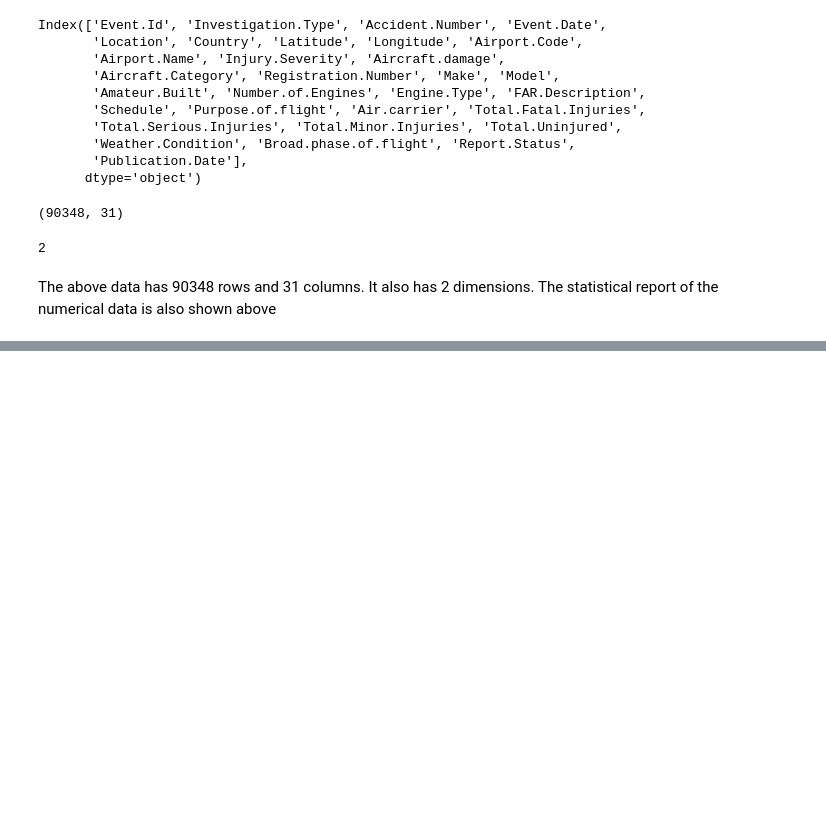
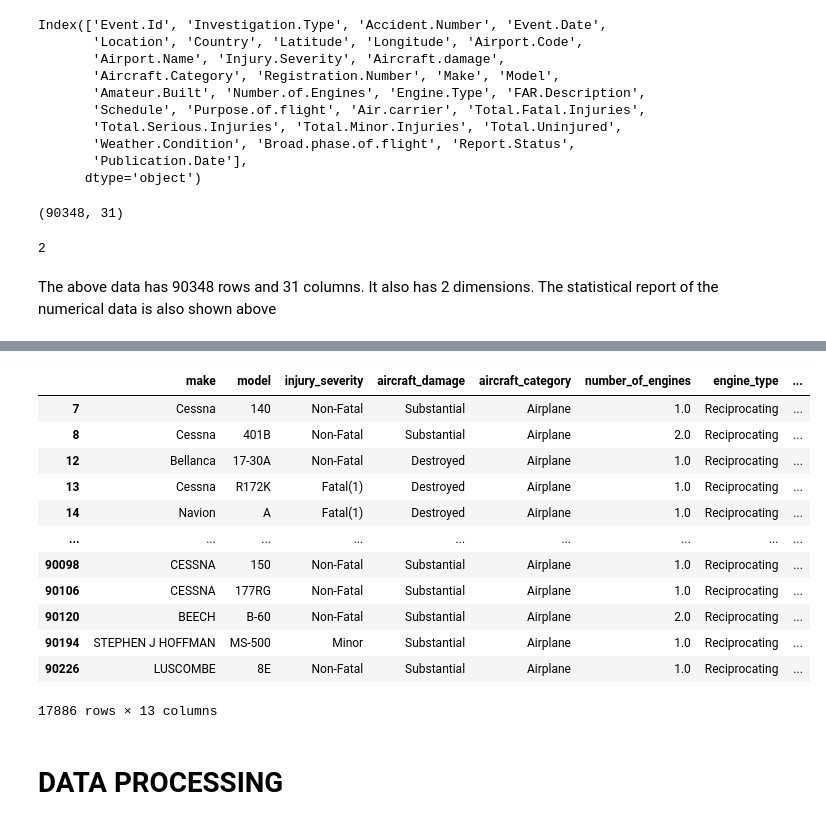
Before and after one commit to nyawirctrl-911/dsc-phase-1-project-v3, a Jupyter notebook: student.ipynb, the cells around one changed output, grey strips where cells are left out. Saved outputs shown, nothing was run; the diff lists cells and outputs as text; code cells hidden in the pictures; blank space fills up the shorter version.

```diff
--- a/student.ipynb
+++ b/student.ipynb
@@ -92,0 +157,19 @@ The above data has 90348 rows and 31 columns. It also has 2 dimensions. The stat
+# %%
+airplane_dataset=used_columns.loc[used_columns['aircraft_category']=='Airplane']
+airplane_dataset
+# %% [output]
+|  | make | model | injury_severity | aircraft_damage | aircraft_category | number_of_engines | engine_type | ... |
+| 7 | Cessna | 140 | Non-Fatal | Substantial | Airplane | 1.0 | Reciprocating | ... |
+| 8 | Cessna | 401B | Non-Fatal | Substantial | Airplane | 2.0 | Reciprocating | ... |
+| 12 | Bellanca | 17-30A | Non-Fatal | Destroyed | Airplane | 1.0 | Reciprocating | ... |
+| 13 | Cessna | R172K | Fatal(1) | Destroyed | Airplane | 1.0 | Reciprocating | ... |
+| 14 | Navion | A | Fatal(1) | Destroyed | Airplane | 1.0 | Reciprocating | ... |
+| ... | ... | ... | ... | ... | ... | ... | ... | ... |
+| 90098 | CESSNA | 150 | Non-Fatal | Substantial | Airplane | 1.0 | Reciprocating | ... |
+| 90106 | CESSNA | 177RG | Non-Fatal | Substantial | Airplane | 1.0 | Reciprocating | ... |
+| 90120 | BEECH | B-60 | Non-Fatal | Substantial | Airplane | 2.0 | Reciprocating | ... |
+| 90194 | STEPHEN J HOFFMAN | MS-500 | Minor | Substantial | Airplane | 1.0 | Reciprocating | ... |
+| 90226 | LUSCOMBE | 8E | Non-Fatal | Substantial | Airplane | 1.0 | Reciprocating | ... |
+17886 rows × 13 columns
+# %% [markdown]
+# DATA PROCESSING
```
Also changed, not shown: parts of 4 cells of this notebook.
